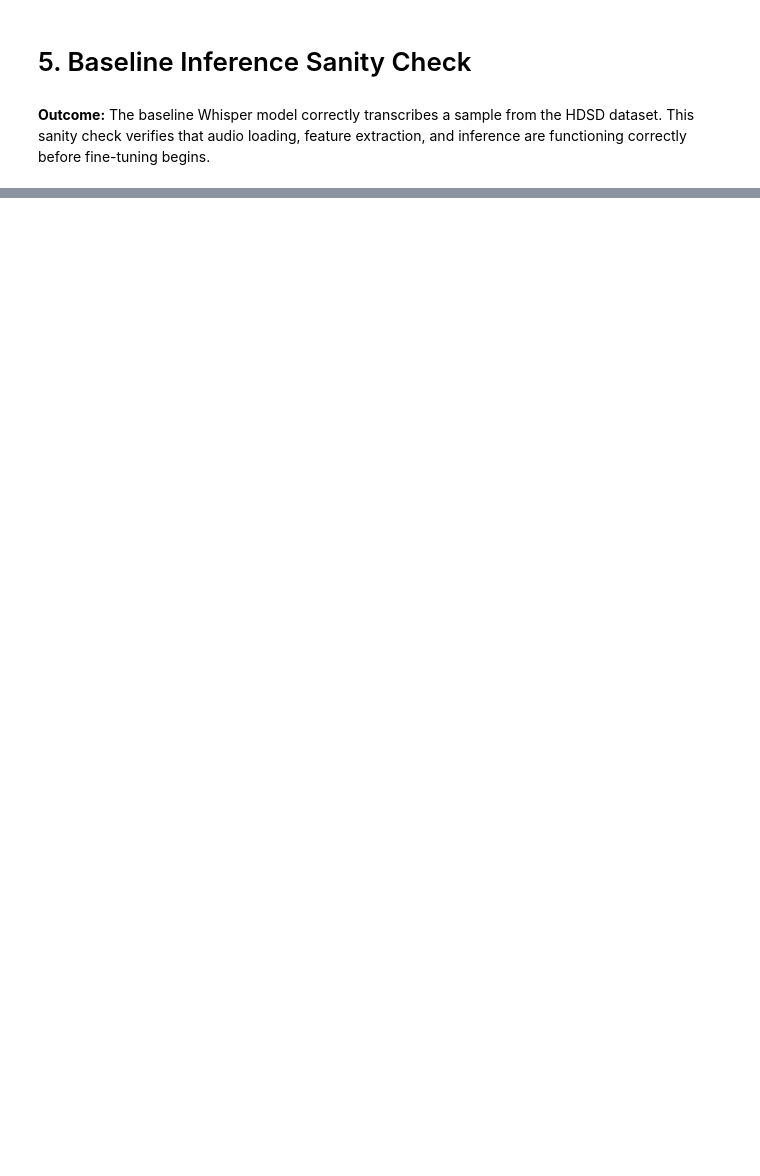
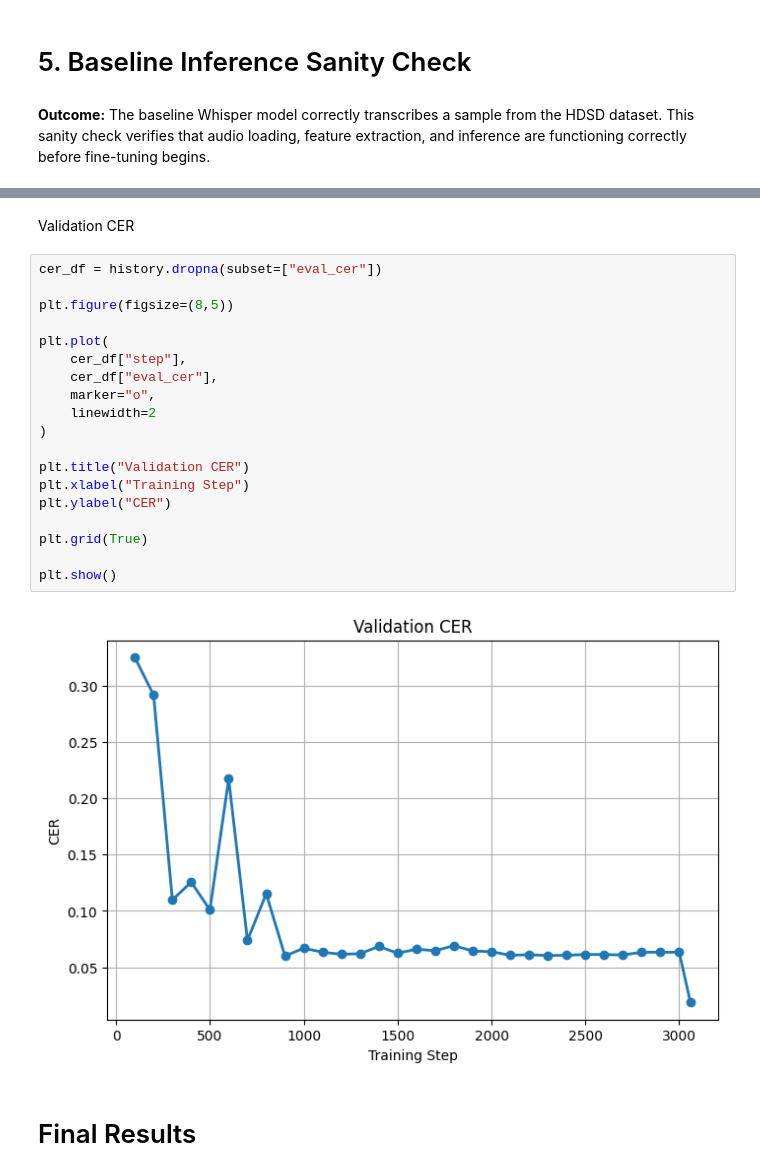
Before and after one commit to Edwinzynx/hdsd-whisperFT, a Jupyter notebook: 02_HDSD_FineTuning.ipynb, the cells around one changed output, grey strips where cells are left out. Drawn from its saved outputs; the diff is of its cells as text; blank space fills up the shorter version.

Commit message:
Add fine-tuning results and evaluation artifacts

```diff
--- a/02_HDSD_FineTuning.ipynb
+++ b/02_HDSD_FineTuning.ipynb
@@ -154,0 +718,25 @@ test_ds = test_ds.map(...)
+# %% [markdown]
+Validation CER
+# %%
+cer_df = history.dropna(subset=["eval_cer"])
+
+plt.figure(figsize=(8,5))
+
+plt.plot(
+    cer_df["step"],
+    cer_df["eval_cer"],
+    marker="o",
+    linewidth=2
+)
+
+plt.title("Validation CER")
+plt.xlabel("Training Step")
+plt.ylabel("CER")
+
+plt.grid(True)
+
+plt.show()
+# %% [output]
+[figure, added]
+# %% [markdown]
+# Final Results
```
Also changed, not shown: parts of 53 cells of this notebook, 6 other files.
